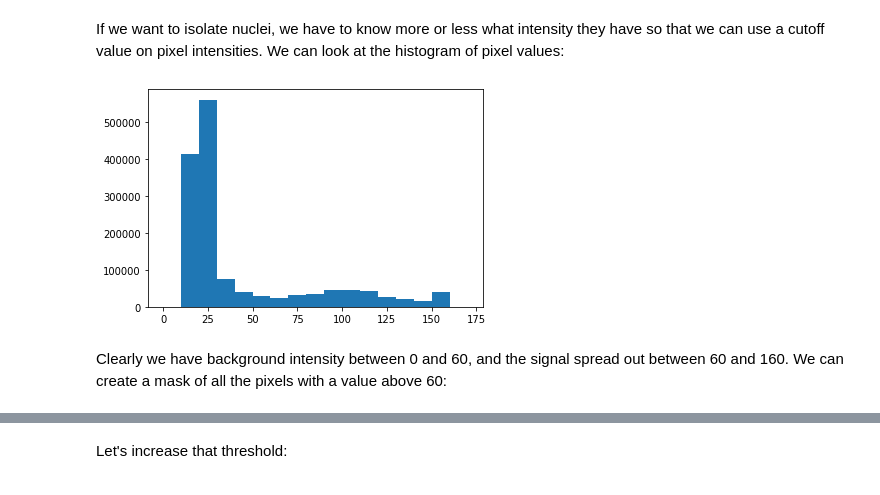
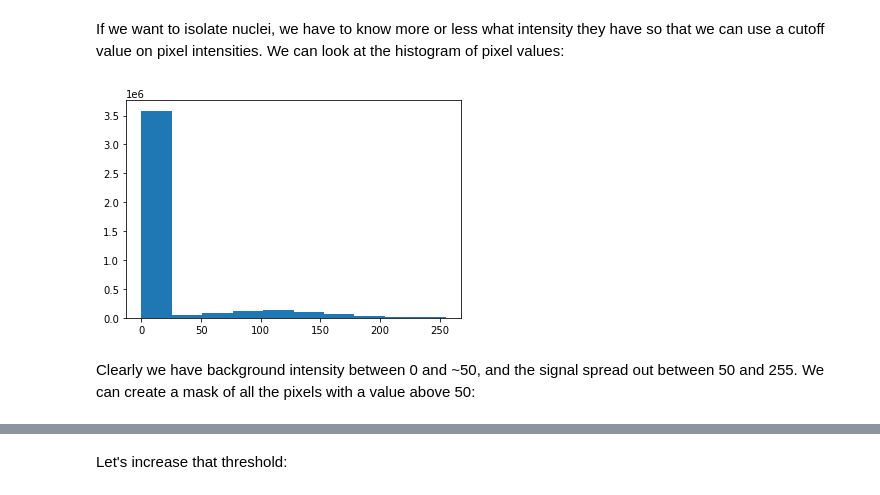
Before and after one commit to guiwitz/PyImageCourse_beginner, a Jupyter notebook: 09-Thresholding.ipynb, the cells around one changed output, grey strips where cells are left out. Saved outputs shown, nothing was run; the diff lists cells and outputs as text; code cells hidden in the pictures.

Commit message:
use cellatlas images

```diff
--- a/09-Thresholding.ipynb
+++ b/09-Thresholding.ipynb
@@ -12,8 +12,8 @@ import skimage.io
 # %% [markdown]
 Let's import the image, plot it and check its dimensions:
 # %%
-#image_stack = skimage.io.imread('../Data/myoblast.tif')
-image_stack = skimage.io.imread('https://cildata.crbs.ucsd.edu/media/images/13585/13585.tif')
+#image_stack = skimage.io.imread('images/46658_784_B12_1.tif')
+image_stack = skimage.io.imread('https://github.com/guiwitz/PyImageCourse_beginner/raw/cellatlas/images/46658_784_B12_1.tif')
 # %%
 image_stack.shape
 # %% [output]
@@ -37,9 +37,9 @@ plt.imshow(image_nuclei, cmap = 'gray');
 # %% [markdown]
 If we want to isolate nuclei, we have to know more or less what intensity they have so that we can use a cutoff value on pixel intensities. We can look at the histogram of pixel values:
 # %%
-plt.hist(np.ravel(image_nuclei), bins = np.arange(0,180,10));
+plt.hist(np.ravel(image_nuclei));
 # %% [output]
-[figure, old version]
+[figure, new version]
 # %% [markdown]
-Clearly we have background intensity between 0 and 60, and the signal spread out between 60 and 160. We can create a mask of all the pixels with a value above 60:
+Clearly we have background intensity between 0 and ~50, and the signal spread out between 50 and 255. We can create a mask of all the pixels with a value above 50:
 # %%
```
Also changed, not shown: parts of 19 cells of this notebook, 3 other files.
